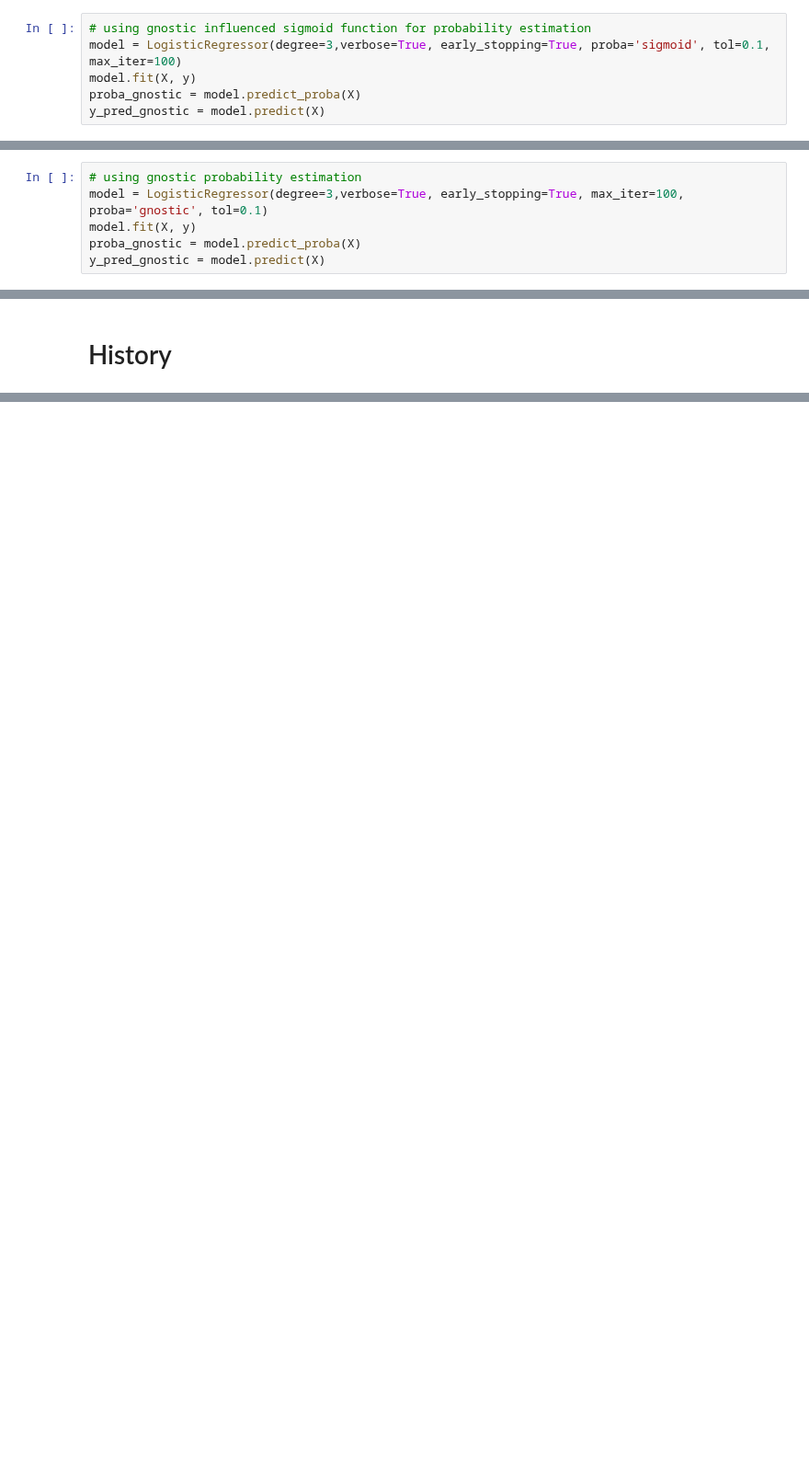
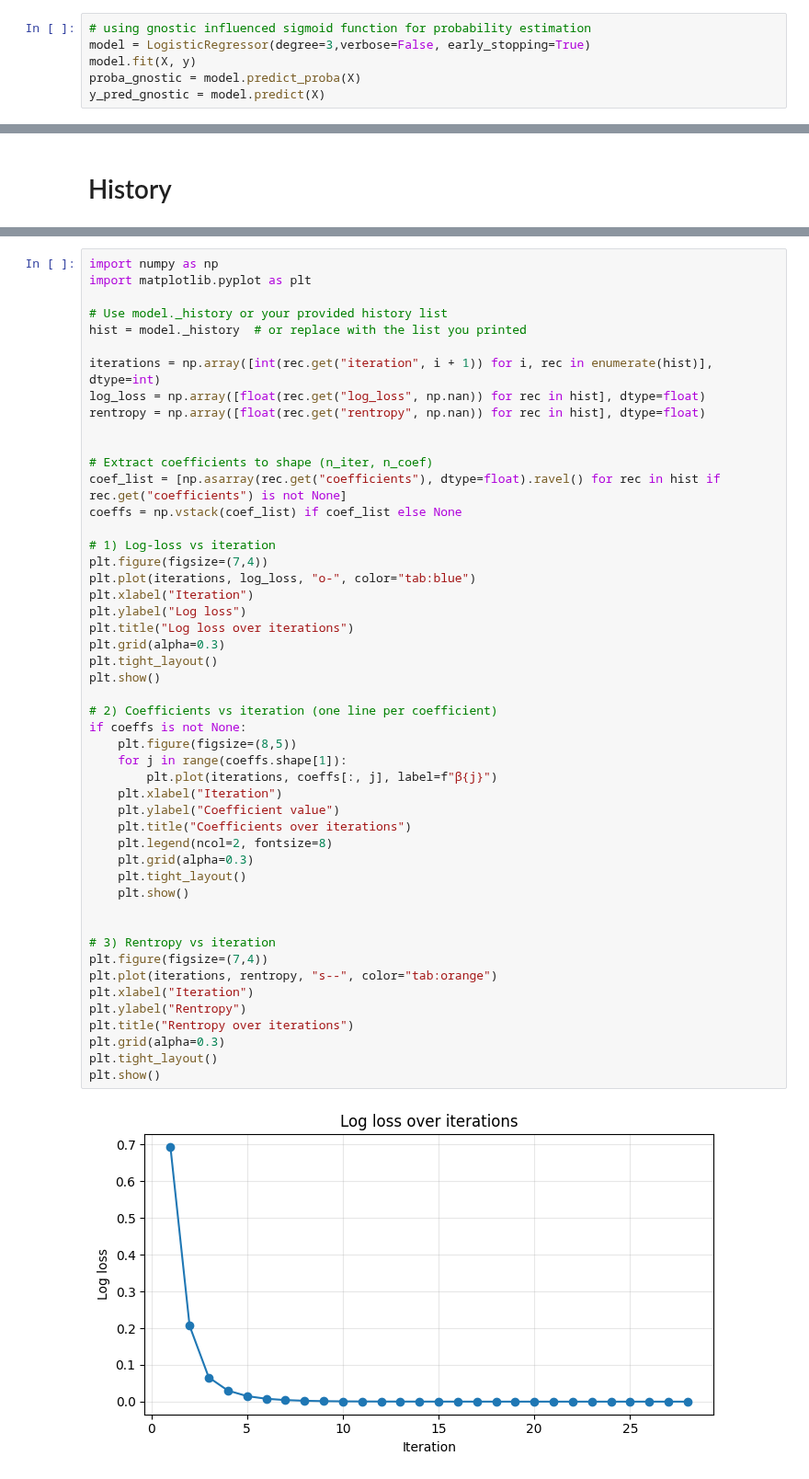
Before and after one commit to MachineGnostics/machinegnostics, a Jupyter notebook: examples/example_3_logreg.ipynb, the cells around one changed output, grey strips where cells are left out. Shown at 92% size. Cells and saved outputs as stored; diff of their text form; blank space fills up the shorter version.

```diff
--- a/examples/example_3_logreg.ipynb
+++ b/examples/example_3_logreg.ipynb
@@ -51,7 +51,7 @@ from machinegnostics.metrics import accuracy_score, confusion_matrix, classifica
 # Logistic Regressor - Training - Gnostic Sigmoid probability
 # %%
 # using gnostic influenced sigmoid function for probability estimation
-model = LogisticRegressor(degree=3,verbose=True, early_stopping=True, proba='sigmoid', tol=0.1, max_iter=100)
+model = LogisticRegressor(degree=3,verbose=False, early_stopping=True)
 model.fit(X, y)
 proba_gnostic = model.predict_proba(X)
 y_pred_gnostic = model.predict(X)
@@ -148,6 +115,0 @@ Avg/Total            0.97      0.97      0.97       300
-# %%
-# using gnostic probability estimation
-model = LogisticRegressor(degree=3,verbose=True, early_stopping=True, max_iter=100, proba='gnostic', tol=0.1)
-model.fit(X, y)
-proba_gnostic = model.predict_proba(X)
-y_pred_gnostic = model.predict(X)
@@ -263,0 +138,51 @@ model._history
+# %%
+import numpy as np
+import matplotlib.pyplot as plt
+
+# Use model._history or your provided history list
+hist = model._history  # or replace with the list you printed
+
+iterations = np.array([int(rec.get("iteration", i + 1)) for i, rec in enumerate(hist)], dtype=int)
+log_loss = np.array([float(rec.get("log_loss", np.nan)) for rec in hist], dtype=float)
+rentropy = np.array([float(rec.get("rentropy", np.nan)) for rec in hist], dtype=float)
+
+
+# Extract coefficients to shape (n_iter, n_coef)
+coef_list = [np.asarray(rec.get("coefficients"), dtype=float).ravel() for rec in hist if rec.get("coefficients") is not None]
+coeffs = np.vstack(coef_list) if coef_list else None
+
+# 1) Log-loss vs iteration
+plt.figure(figsize=(7,4))
+plt.plot(iterations, log_loss, "o-", color="tab:blue")
+plt.xlabel("Iteration")
+plt.ylabel("Log loss")
+plt.title("Log loss over iterations")
+plt.grid(alpha=0.3)
+plt.tight_layout()
+plt.show()
+
+# 2) Coefficients vs iteration (one line per coefficient)
+if coeffs is not None:
+    plt.figure(figsize=(8,5))
+    for j in range(coeffs.shape[1]):
+        plt.plot(iterations, coeffs[:, j], label=f"β{j}")
+    plt.xlabel("Iteration")
+    plt.ylabel("Coefficient value")
+    plt.title("Coefficients over iterations")
+    plt.legend(ncol=2, fontsize=8)
+    plt.grid(alpha=0.3)
+    plt.tight_layout()
+    plt.show()
+
+
+# 3) Rentropy vs iteration
+plt.figure(figsize=(7,4))
+plt.plot(iterations, rentropy, "s--", color="tab:orange")
+plt.xlabel("Iteration")
+plt.ylabel("Rentropy")
+plt.title("Rentropy over iterations")
+plt.grid(alpha=0.3)
+plt.tight_layout()
+plt.show()
+# %% [output]
+[figure, added]
```
Also changed, not shown: parts of 11 cells of this notebook.
